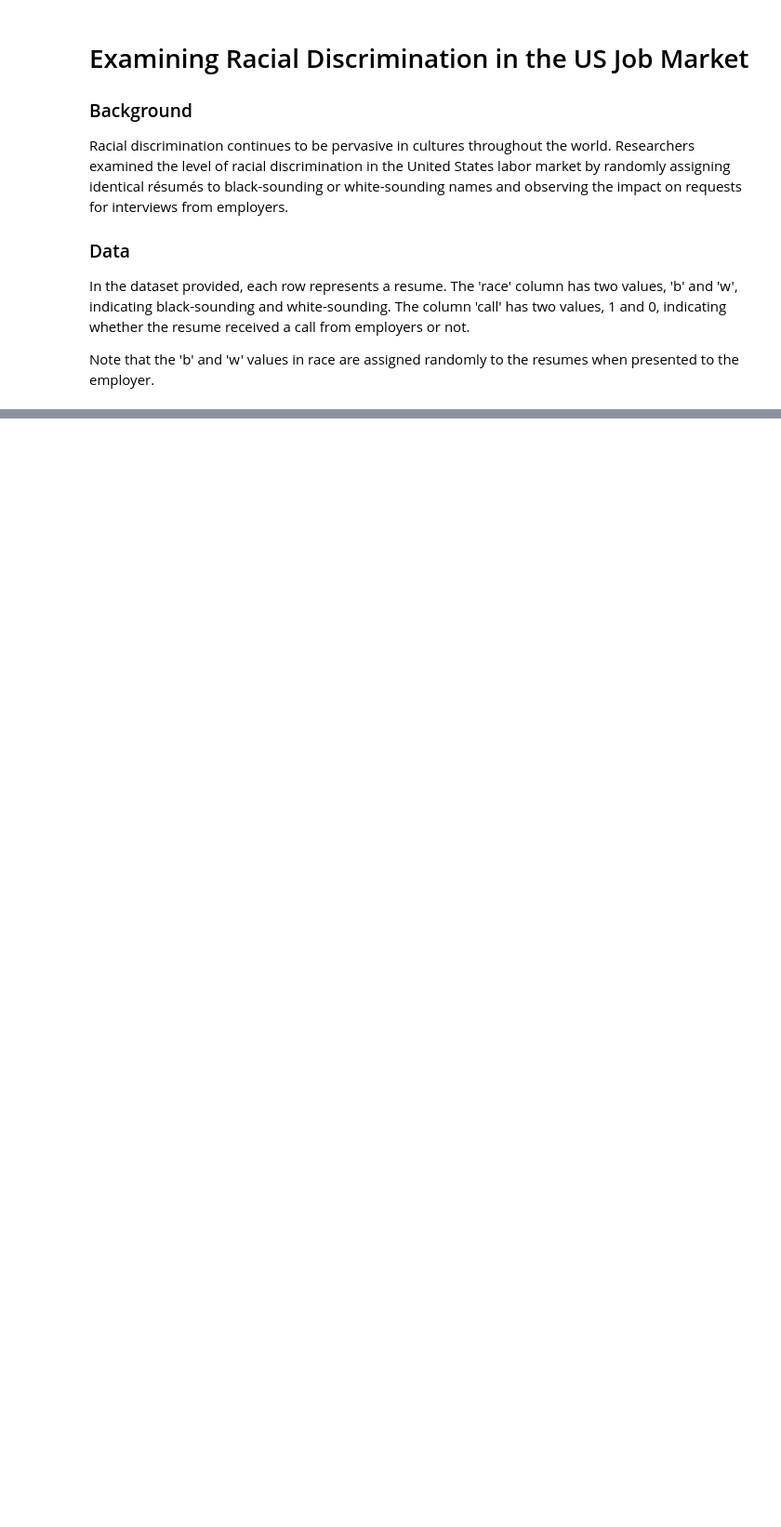
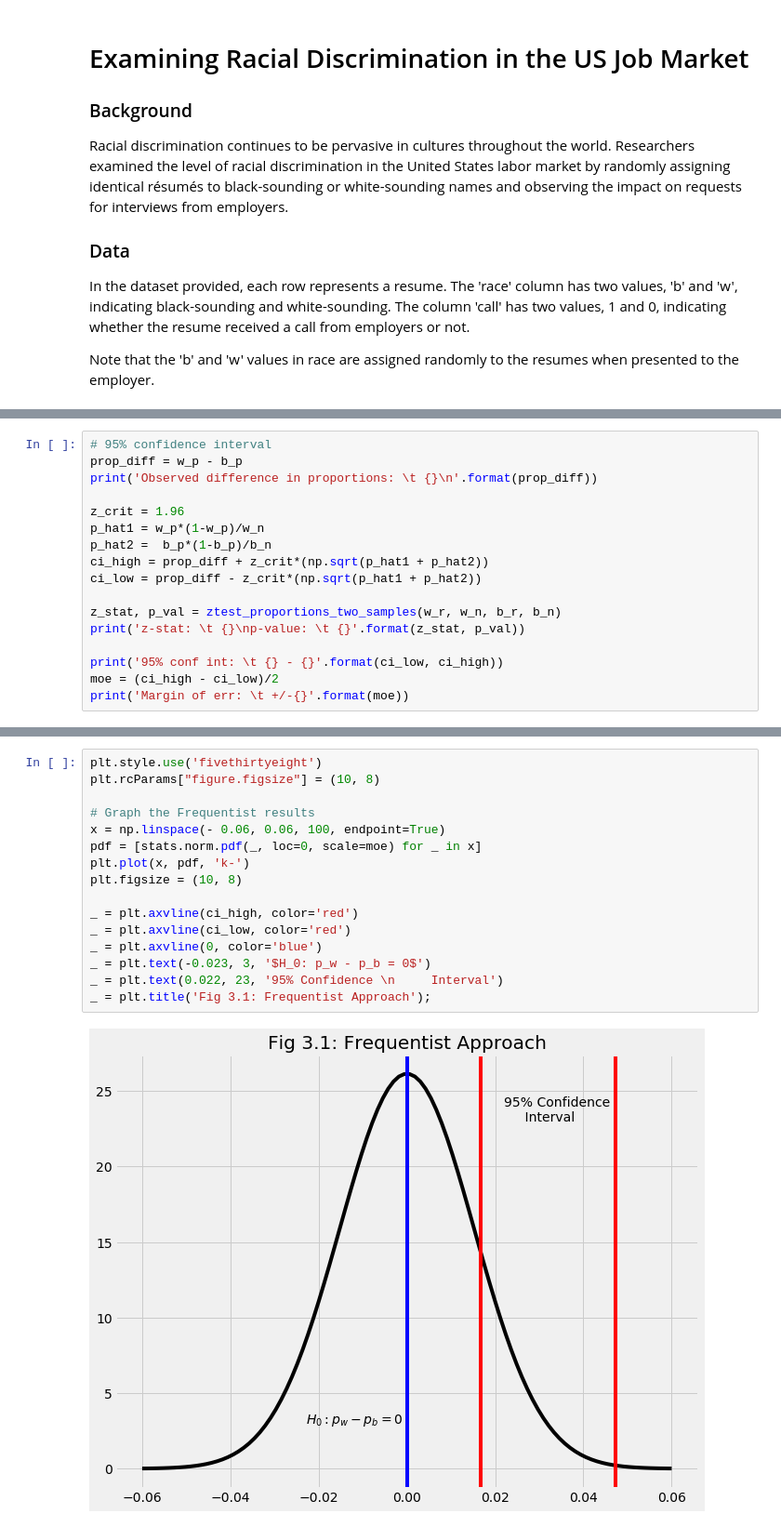
Before and after one commit to drewlehe/Springboard, a Jupyter notebook: sliderule_dsi_inferential_statistics_exercise_2.ipynb, the cells around one changed output, grey strips where cells are left out. Shown: that part at 93% size. Cells and saved outputs as stored; diff of their text form; blank space fills up the shorter version.

```diff
--- a/sliderule_dsi_inferential_statistics_exercise_2.ipynb
+++ b/sliderule_dsi_inferential_statistics_exercise_2.ipynb
@@ -72,0 +205,17 @@ b = data[data.race=='b']
+# %%
+# 95% confidence interval
+prop_diff = w_p - b_p
+print('Observed difference in proportions: \t {}\n'.format(prop_diff))
+
+z_crit = 1.96
+p_hat1 = w_p*(1-w_p)/w_n
+p_hat2 =  b_p*(1-b_p)/b_n
+ci_high = prop_diff + z_crit*(np.sqrt(p_hat1 + p_hat2))
+ci_low = prop_diff - z_crit*(np.sqrt(p_hat1 + p_hat2))
+
+z_stat, p_val = ztest_proportions_two_samples(w_r, w_n, b_r, b_n)
+print('z-stat: \t {}\np-value: \t {}'.format(z_stat, p_val))
+
+print('95% conf int: \t {} - {}'.format(ci_low, ci_high))
+moe = (ci_high - ci_low)/2
+print('Margin of err: \t +/-{}'.format(moe))
@@ -72,0 +229,18 @@ b = data[data.race=='b']
+# %%
+plt.style.use('fivethirtyeight')
+plt.rcParams["figure.figsize"] = (10, 8)
+
+# Graph the Frequentist results
+x = np.linspace(- 0.06, 0.06, 100, endpoint=True)
+pdf = [stats.norm.pdf(_, loc=0, scale=moe) for _ in x]
+plt.plot(x, pdf, 'k-')
+plt.figsize = (10, 8)
+
+_ = plt.axvline(ci_high, color='red')
+_ = plt.axvline(ci_low, color='red')
+_ = plt.axvline(0, color='blue')
+_ = plt.text(-0.023, 3, '$H_0: p_w - p_b = 0$')
+_ = plt.text(0.022, 23, '95% Confidence \n     Interval')
+_ = plt.title('Fig 3.1: Frequentist Approach');
+# %% [output]
+[figure, added]
```
Also changed, not shown: parts of 26 cells of this notebook.
